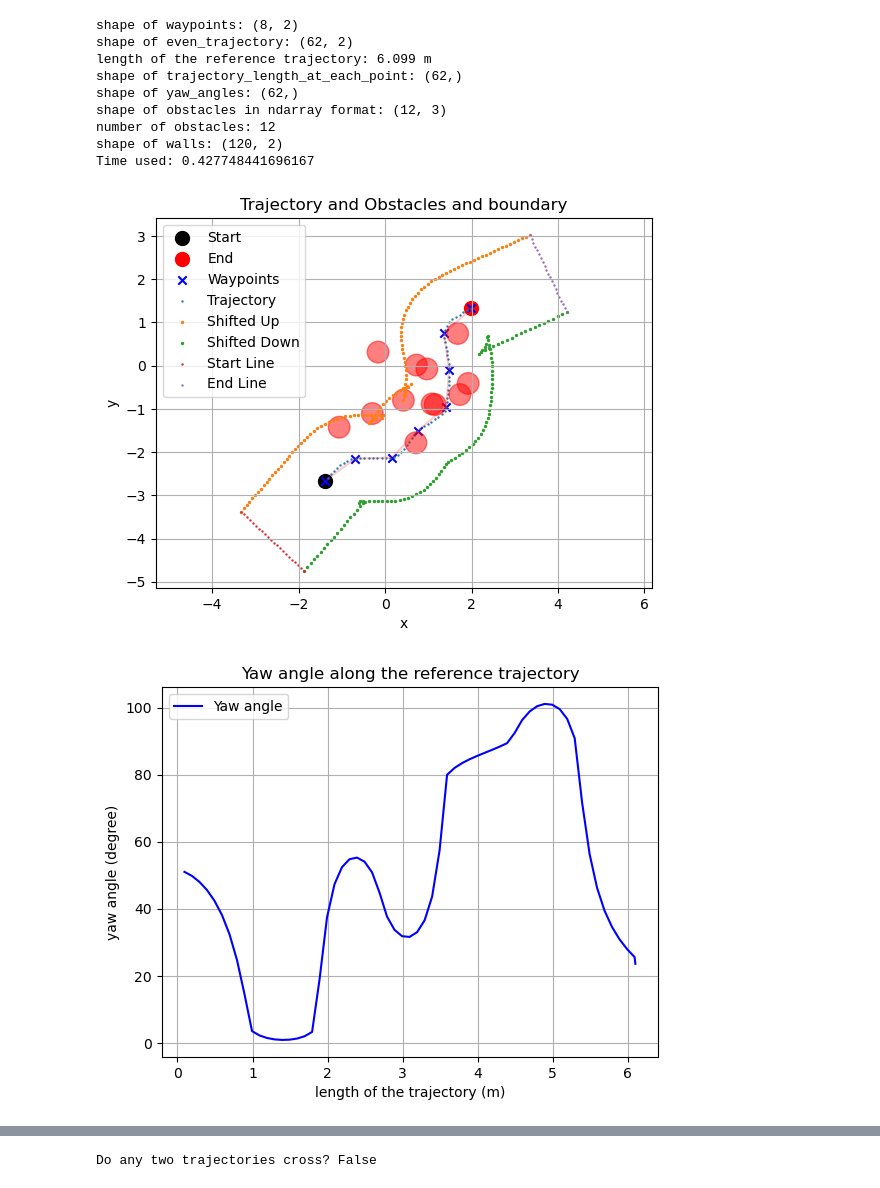
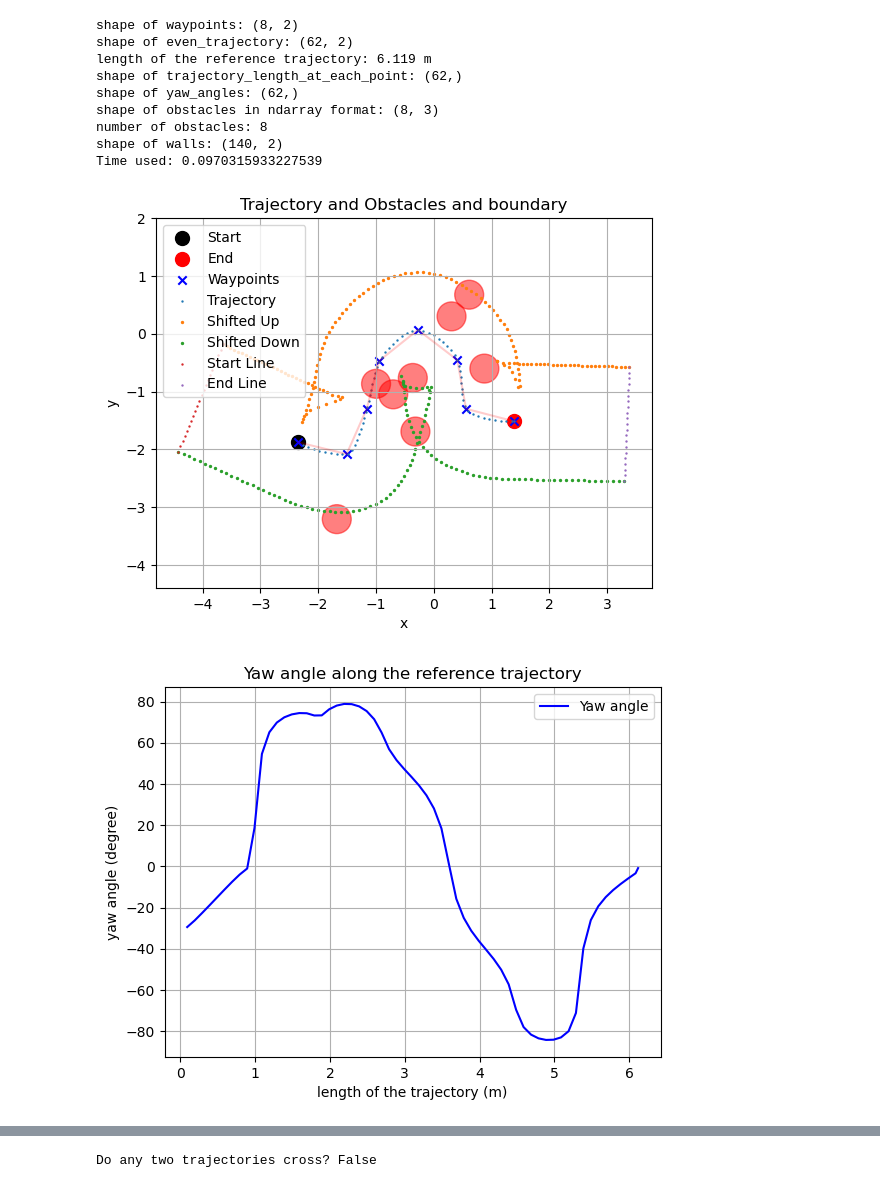
Before and after one commit to SpartanTan/RL-everything, a Jupyter notebook: torh_tutorial/generate_path.ipynb, the cells around one changed output, grey strips where cells are left out. Cells and saved outputs as stored; diff of their text form; code cells hidden in the pictures.

```diff
--- a/torh_tutorial/generate_path.ipynb
+++ b/torh_tutorial/generate_path.ipynb
@@ -291,7 +291,6 @@ class Path():
             starting_indices_for_each_point = [self.starting_indices[i] for i in closest_trajectory_index_list]
             closest_point_index = index - np.array(starting_indices_for_each_point)
             closest_points = [self.walls[trajectory_index][point_index] for trajectory_index, point_index in zip(closest_trajectory_index_list, closest_point_index.tolist())]
-            print(min_distance.shape, len(closest_points))
             return min_distance, closest_points
             # print(f"kdtree: {min_distance, self.walls[closest_trajectory_index][closest_point_index]}")
         elif method=='normal':
@@ -484,39 +483,39 @@ class Path():
         print(f"shape of walls: {self.wall_up.shape}")
         # print("")
 
     def reset(self):
         self.plot_error = False
         self.generate_path()
         self.generate_walls()
         if self.is_crossed():
             self.reset()
         if self.is_waypoints_in_obstacles():
             self.reset()
 
 
 testPath = Path(trajectory_point_interval=0.1,
-                No=12, Nw=8, Lp=6, mu_r=0.25, sigma_d=0.8, shift_distance=1)
+                No=8, Nw=8, Lp=6, mu_r=0.25, sigma_d=0.8, shift_distance=1)
 testPath.reset()
 testPath.render(if_yaw_angle=True)
 testPath.print_shape()
 endtime = time.time()
 print(f"Time used: {endtime - starttime}")
 
 # atr_position = np.array([testPath.waypoints[3,0], testPath.waypoints[3, 1]])
 # print(atr_position)
 # min_distance, closest_point = testPath.minimum_distance_to_walls(atr_position)
 # plt.scatter(atr_position[0], atr_position[1], s=100, marker='+', label='Query Point')
 # plt.scatter(closest_point[0], closest_point[1], s=50, marker='+', label='Closest Point')
 # %% [output]
 shape of waypoints: (8, 2)
 shape of even_trajectory: (62, 2)
-length of the reference trajectory: 6.099 m
+length of the reference trajectory: 6.119 m
 shape of trajectory_length_at_each_point: (62,)
 shape of yaw_angles: (62,)
-shape of obstacles in ndarray format: (12, 3)
-number of obstacles: 12
-shape of walls: (120, 2)
-Time used: 0.427748441696167
+shape of obstacles in ndarray format: (8, 3)
+number of obstacles: 8
+shape of walls: (140, 2)
+Time used: 0.0970315933227539
-[figure, old version]
+[figure, new version]
-[figure, old version]
+[figure, new version]
 # %%
```
Also changed, not shown: parts of 2 cells of this notebook.
